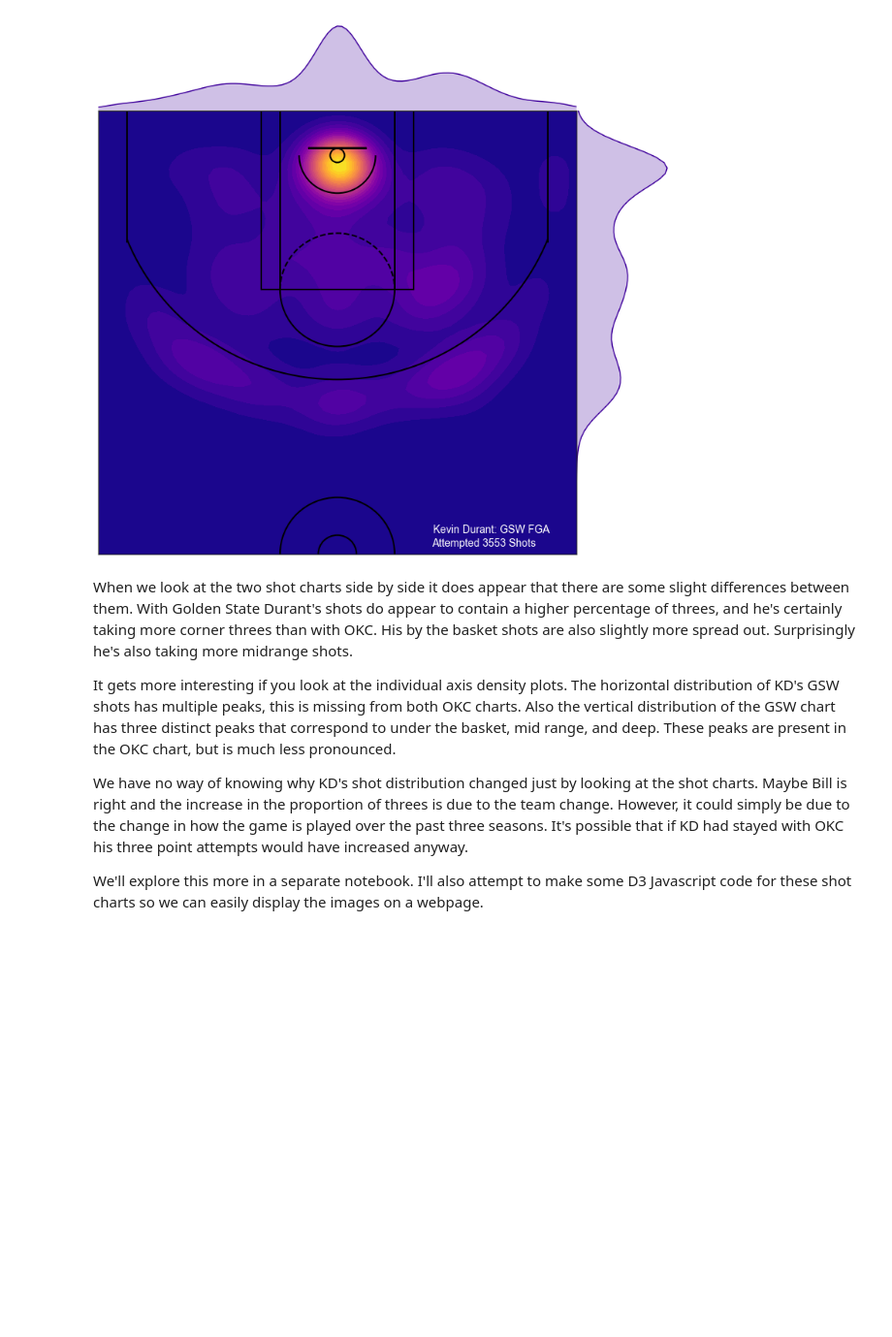
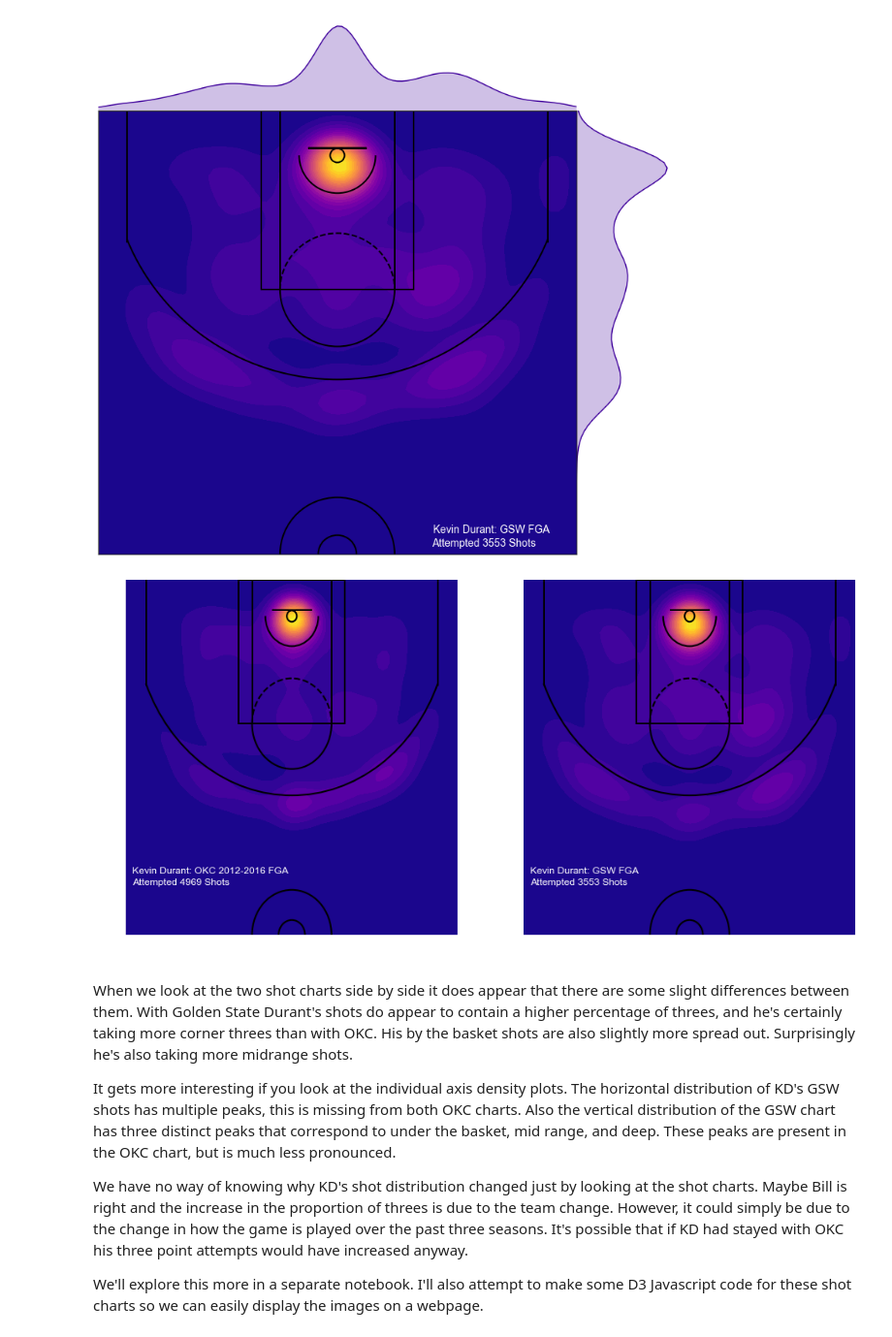
Before and after one commit to matthewosborne71/SportsProjects, a Jupyter notebook: NBA_Shot_Charts/ShotCharts.ipynb, the cells around one changed output. Shown at 97% size. Saved outputs shown, nothing was run; the diff lists cells and outputs as text; code cells hidden in the pictures; blank space fills up the shorter version.

Commit message:
Added side by side density plot. Finished ShotCharts notebook

```diff
--- a/NBA_Shot_Charts/ShotCharts.ipynb
+++ b/NBA_Shot_Charts/ShotCharts.ipynb
@@ -632,6 +632,47 @@ plt.show()
 # %% [output]
 [figure]
 [figure]
+# %%
+## Let's make a side by side plot
+# Get the color map for the gradient
+cmap = plt.cm.plasma
+
+# Create the figure to hold the side by side plots
+fig,ax = plt.subplots(1,2,figsize = [16,8])
+
+# Draw Courts on both of the subplots
+draw_court(ax[0])
+draw_court(ax[1])
+
+# Set the axes for both subplots
+ax[0].set_xlim(-250,250)
+ax[0].set_ylim(422.5, -47.5)
+
+ax[1].set_xlim(-250,250)
+ax[1].set_ylim(422.5, -47.5)
+
+# Plot the OKC density on the left plot
+sns.kdeplot(KD_OKC_12_16_DF.LOC_X, KD_OKC_12_16_DF.LOC_Y,
+            ax = ax[0],shade = True, cmap=cmap, n_levels=25)
+
+# Plot the GSW density on the right plot
+sns.kdeplot(KD_GSW_DF.LOC_X, KD_GSW_DF.LOC_Y, ax = ax[1],
+            shade = True, cmap = cmap, n_levels = 25)
+
+# Turn off the axes
+ax[0].axis("off")
+ax[1].axis("off")
+
+# Add text to the two plots
+ax[0].text(-240,340,"Kevin Durant: OKC 2012-2016 FGA",fontsize = 12,color = 'w')
+ax[0].text(-241,355,"Attempted " + str(Total_OKC) + " Shots",fontsize = 12,color = 'w')
+
+ax[1].text(-240,340,"Kevin Durant: GSW FGA",fontsize = 12,color = 'w')
+ax[1].text(-241,355,"Attempted " + str(Total_GSW) + " Shots",fontsize = 12,color = 'w')
+
+plt.show()
+# %% [output]
+[figure, added]
 # %% [markdown]
 When we look at the two shot charts side by side it does appear that there are some slight differences between them. With Golden State Durant's shots do appear to contain a higher percentage of threes, and he's certainly taking more corner threes than with OKC. His by the basket shots are also slightly more spread out. Surprisingly he's also taking more midrange shots.
 
```
Also changed, not shown: parts of 3 cells of this notebook.
